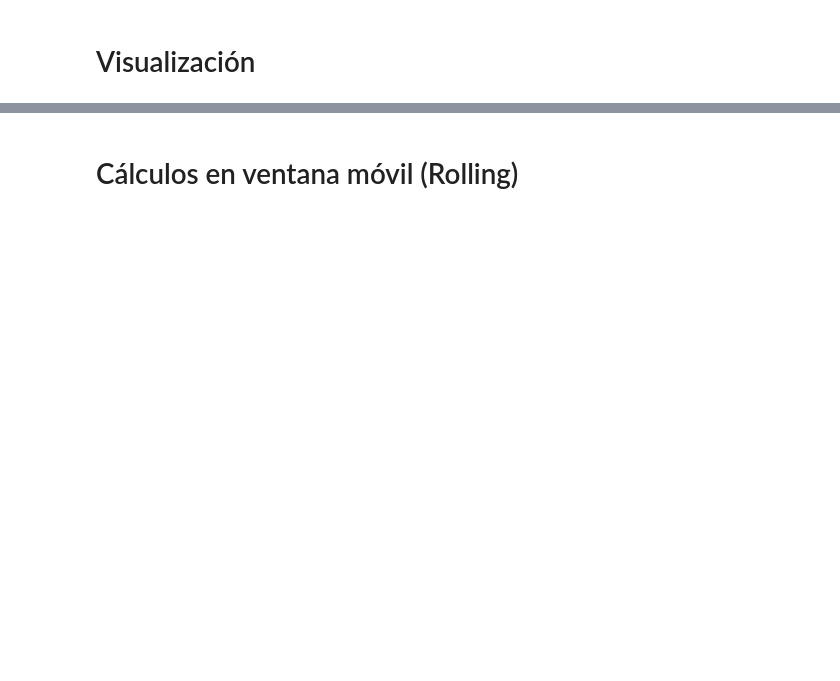
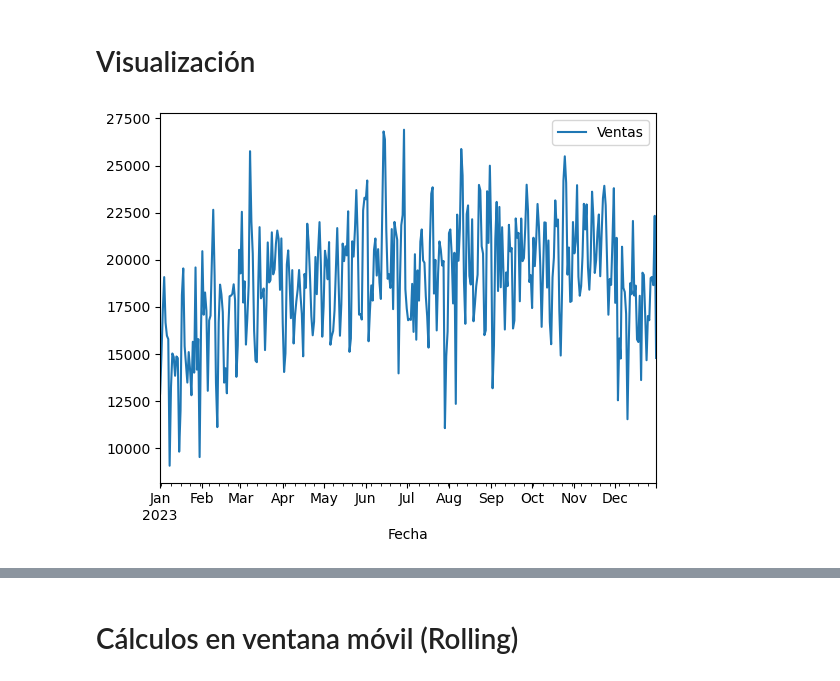
Before and after one commit to FIUBA-Posgrado-Inteligencia-Artificial/CEIA-AST, a Jupyter notebook: Clase 1/Clase 1 STIA-Copy1.ipynb, the cells around one changed output, grey strips where cells are left out. Cells and saved outputs as stored; diff of their text form; code cells hidden in the pictures; blank space fills up the shorter version.

```diff
--- a/Clase 1/Clase 1 STIA-Copy1.ipynb
+++ b/Clase 1/Clase 1 STIA-Copy1.ipynb
@@ -78,2 +365,6 @@ El parámetro **rule** describe la frequencia con la que se aplica la función d
 # %% [markdown]
 # Visualización
+# %%
+df_ventas.plot();
+# %% [output]
+[figure, added]
```
Also changed, not shown: parts of 47 cells of this notebook, 5 other files.
